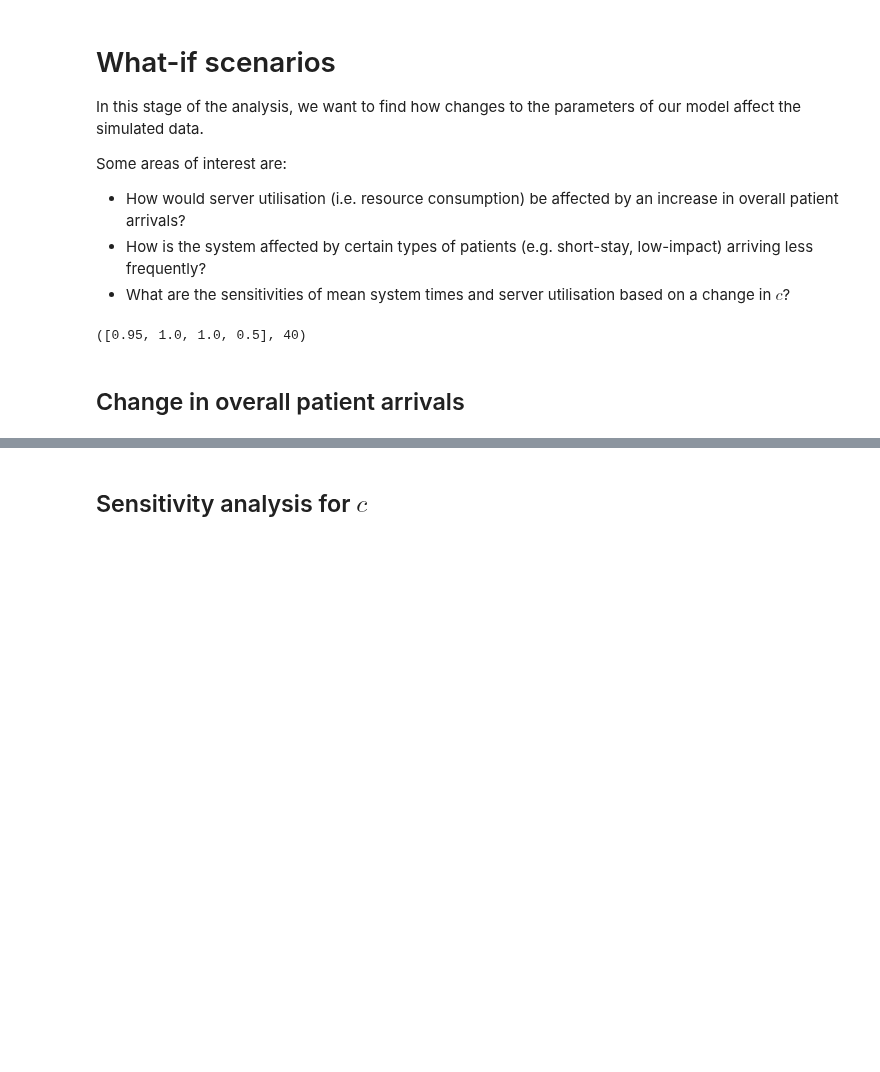
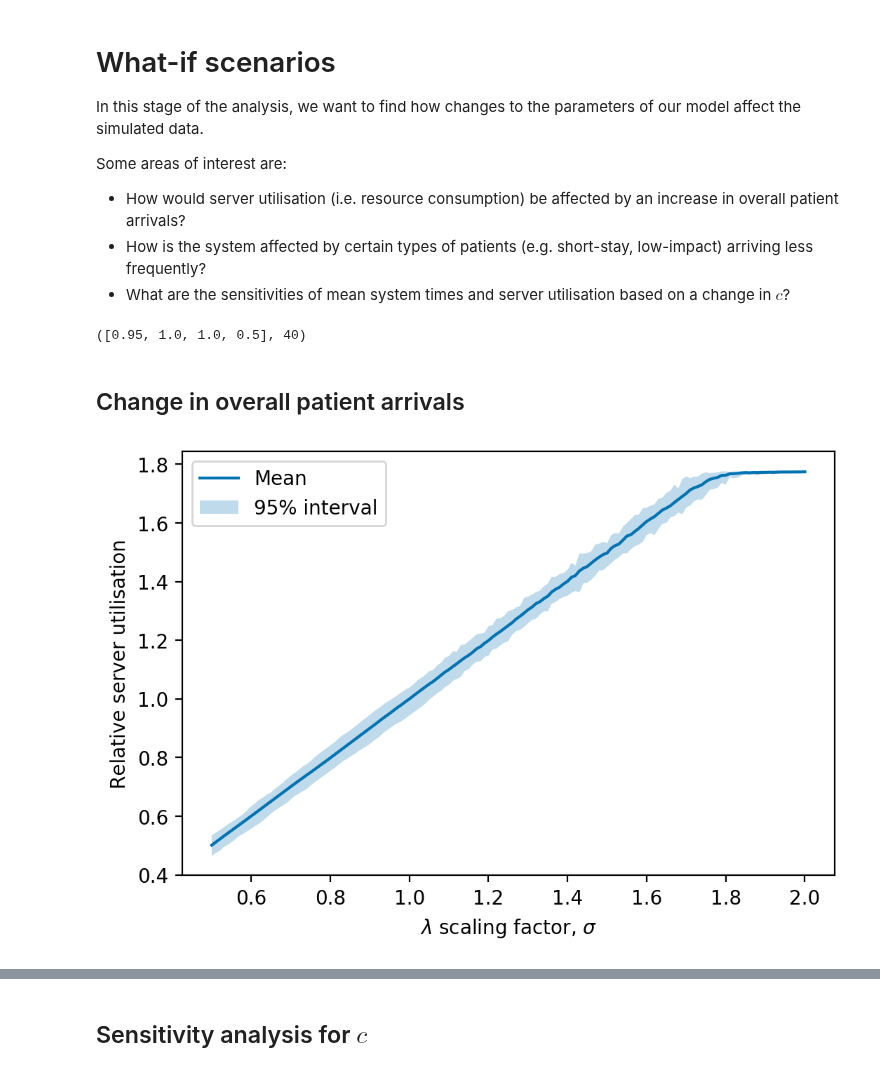
Before and after one commit to daffidwilde/copd-paper, a Jupyter notebook: nbs/scenarios.ipynb, the cells around one changed output, grey strips where cells are left out. Drawn from its saved outputs; the diff is of its cells as text; code cells hidden in the pictures; blank space fills up the shorter version.

```diff
--- a/nbs/scenarios.ipynb
+++ b/nbs/scenarios.ipynb
@@ -62,18 +62,20 @@ upper_utilisation = lambda_utilisations.quantile(0.975)
 # %%
 fig, ax = plt.subplots(dpi=200)
 
 ax.plot(mean_utilisation, label="Mean")
 ax.fill_between(
     lower_utilisation.index, lower_utilisation, upper_utilisation, alpha=0.25, label="95% interval"
 )
 
 ax.legend()
 ax.set(
-    xlabel="$\lambda$ scaling factor",
+    xlabel="$\lambda$ scaling factor, $\sigma$",
     ylabel="Relative server utilisation",
 )
 
 plt.savefig("../img/lambda_utilisation.pdf", transparent=True)
+# %% [output]
+[figure, added]
 # %%
 lambda_times = lambda_results.groupby("lambda_coeff")["relative_system_time"]
 
```
Also changed, not shown: parts of 6 cells of this notebook, 8 other files.
